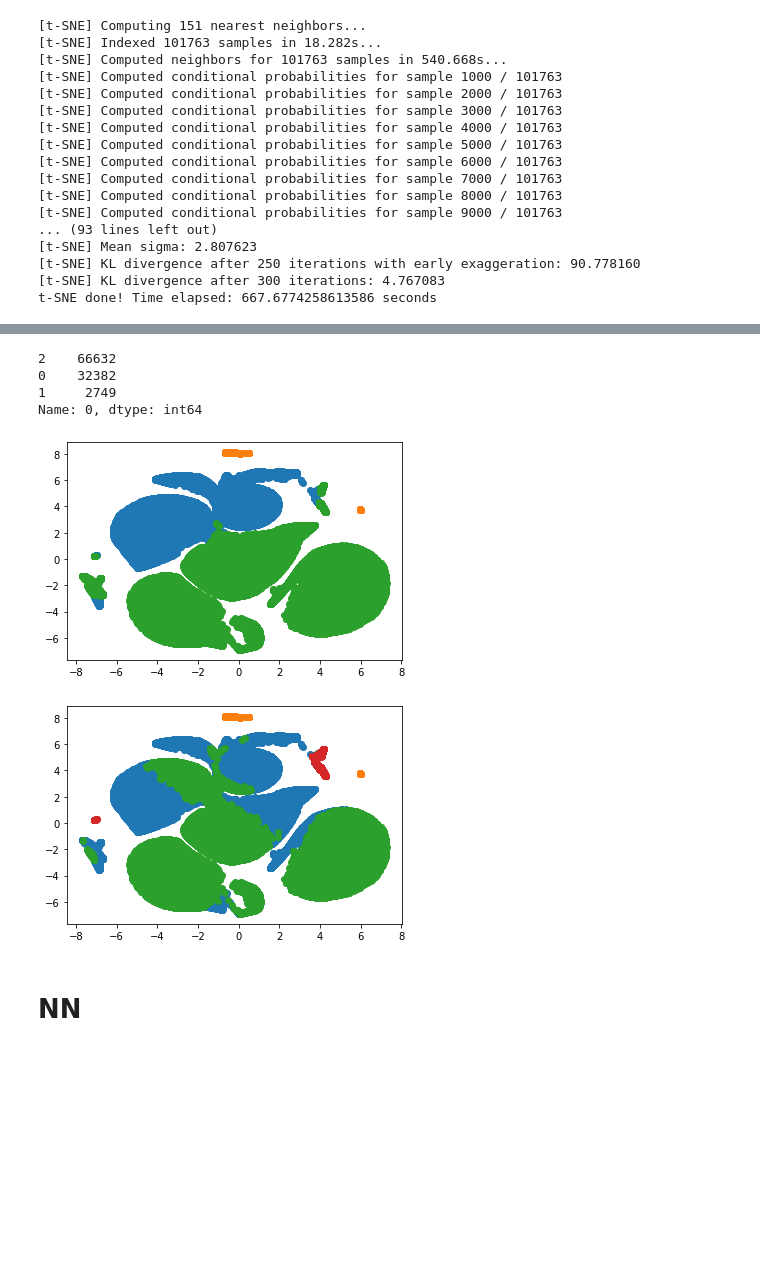
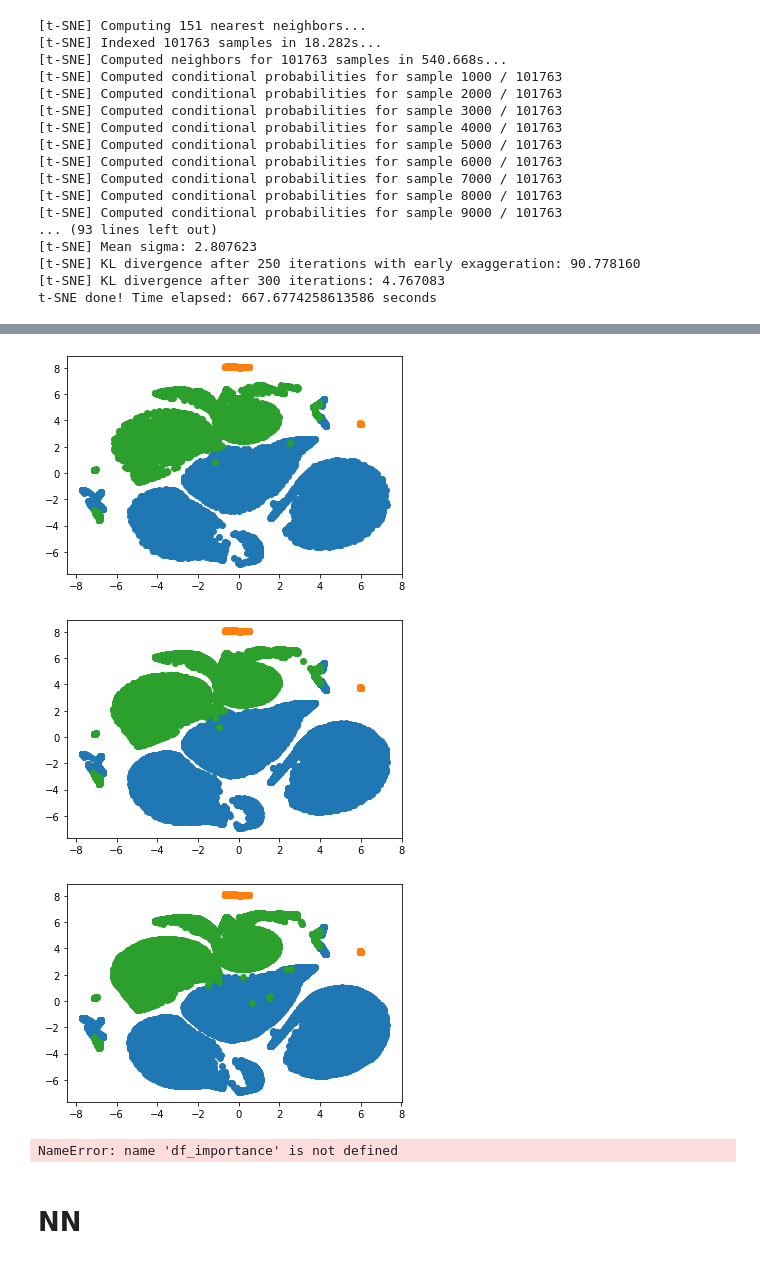
Before and after one commit to datorresb/uci_diabetes, a Jupyter notebook: David_Torres.ipynb, the cells around one changed output, grey strips where cells are left out. Cells and saved outputs as stored; diff of their text form; code cells hidden in the pictures; blank space fills up the shorter version.

```diff
--- a/David_Torres.ipynb
+++ b/David_Torres.ipynb
@@ -1113,44 +1116,24 @@ for cluster in range(3):
 # %%
 from sklearn.cluster import KMeans
 # define the model
 model = KMeans(n_clusters=3)
+# fit the model
 # fit the model
 model.fit(X)
 # assign a cluster to each example
 yhat = model.predict(X)
 # retrieve unique clusters
 clusters = np.unique(yhat)
+# create scatter plot for samples from each cluster
+for i in range(3):
+    plt.figure()
+    idx_tsne = (Y==i)
+    for cluster in clusters:
+        # create scatter of these samples
+        plt.scatter(df_tsne.loc[(yhat == cluster) & idx_tsne, 'x1'], df_tsne.loc[(yhat == cluster) & idx_tsne, 'x2'])
+    # show the plot
+plt.show()
+# %% [output]
+[figure, added]
+[figure, added]
+[figure, added]
-# %%
-pd.DataFrame(yhat)[0].value_counts()
-# %% [output]
-2    66632
-0    32382
-1     2749
-Name: 0, dtype: int64
-# %%
-# create scatter plot for samples from each cluster
-for cluster in clusters:
-    # create scatter of these samples
-    plt.scatter(df_tsne.loc[yhat == cluster, 'x1'], df_tsne.loc[yhat == cluster, 'x2'])
-# show the plot
-plt.show()
-# %% [output]
-[figure, removed]
-# %%
-from sklearn.cluster import MiniBatchKMeans
-# define the model
-model = MiniBatchKMeans(n_clusters=4)
-# fit the model
-model.fit(X)
-# assign a cluster to each example
-yhat = model.predict(X)
-# retrieve unique clusters
-clusters = np.unique(yhat)
-# create scatter plot for samples from each cluster
-for cluster in clusters:
-    # create scatter of these samples
-    plt.scatter(df_tsne.loc[yhat == cluster, 'x1'], df_tsne.loc[yhat == cluster, 'x2'])
-# show the plot
-plt.show()
-# %% [output]
-[figure, removed]
@@ -1157,2 +1142,7 @@ plt.show()
+# %%
+import seaborn as sns
+sns.heatmap(df_model.groupby(['readmitted','kmeans'])[df_importance.index].mean().apply(lambda x: np.log(x+1)).T)
+# %% [output]
+NameError: name 'df_importance' is not defined
 # %% [markdown]
 # NN
```
Also changed, not shown: parts of 36 cells of this notebook, 1 other file.
